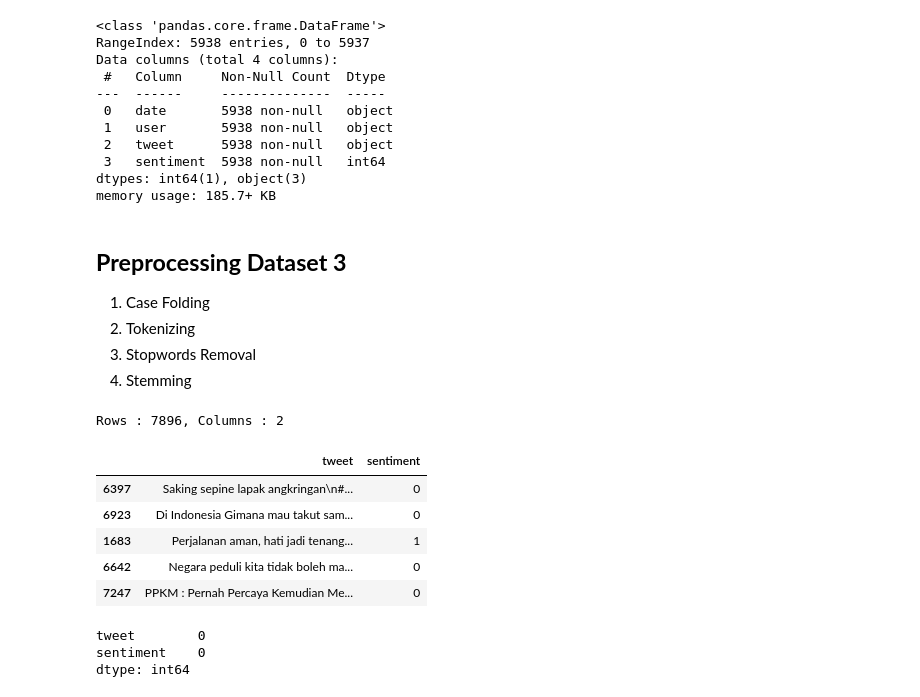
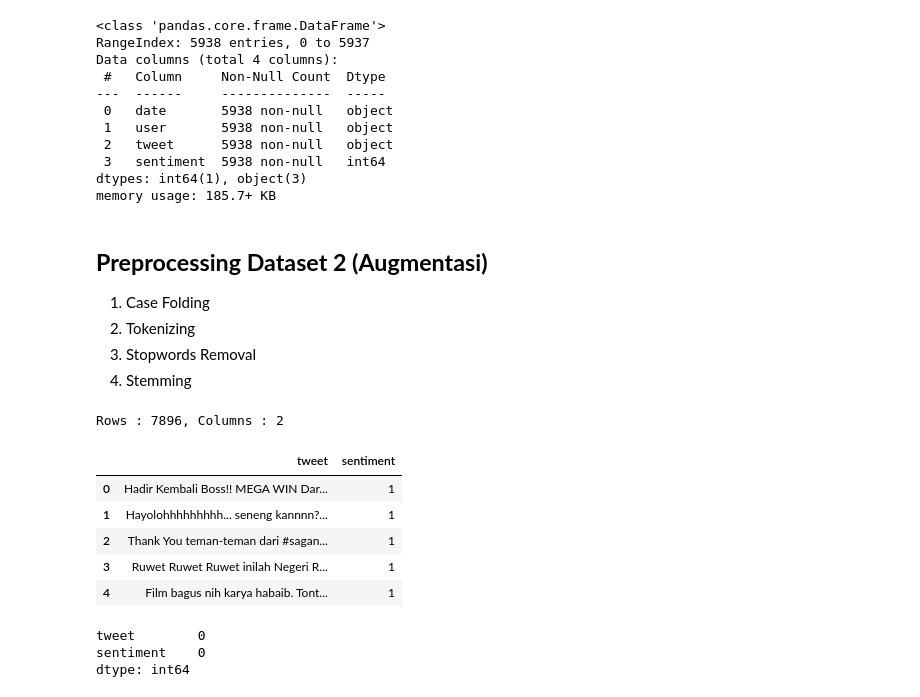
Before and after one commit to anggawidiarta/SentimentAnalysis-XGBoost, a Jupyter notebook: code/preprocessing_data.ipynb, the cells around one changed output. Cells and saved outputs as stored; diff of their text form; code cells hidden in the pictures.

```diff
--- a/code/preprocessing_data.ipynb
+++ b/code/preprocessing_data.ipynb
@@ -19,15 +28,6 @@ import numpy as np
 # %%
-# Mengatur jumlah maksimum baris yang ditampilkan saat mencetak DataFrame
-pd.options.display.max_rows
-
-# Mengatur jumlah maksimum kolom yang ditampilkan saat mencetak DataFrame
-pd.options.display.max_columns
-
-# Mengatur lebar maksimum kolom agar setiap kolom dapat menampilkan string hingga 75 karakter
-pd.options.display.max_colwidth = 75
-
 # Mendefinisikan path file CSV yang akan dibaca
-path = "../dataset/INA_TweetsPPKM_Labeled_FIX.csv"
+path = "../dataset/INA_TweetsPPKM_Labeled_PosNeg.csv"
 
 # Membaca file CSV menjadi DataFrame menggunakan pandas
 df = pd.read_csv(path, sep="\t")
@@ -667,7 +341,7 @@ Data columns (total 4 columns):
 dtypes: int64(1), object(3)
 memory usage: 185.7+ KB
 # %% [markdown]
-## **Preprocessing Dataset 3**
+## **Preprocessing Dataset 2 (Augmentasi)**
 
 <ol>
   <li>Case Folding</li>
@@ -707,16 +363,16 @@ Rows : 7896, Columns : 2
 # %%
 # Mengubah semua nama kolom dalam DataFrame menjadi huruf kecil
 df.columns = df.columns.str.lower()
 
 # Mengambil sampel acak 5 baris dari DataFrame
-df.sample(5)
+df.head(5)
 # %% [output]
 |  | tweet | sentiment |
-| 6397 | Saking sepine lapak angkringan\n#... | 0 |
-| 6923 | Di Indonesia Gimana mau takut sam... | 0 |
-| 1683 | Perjalanan aman, hati jadi tenang... | 1 |
-| 6642 | Negara peduli kita tidak boleh ma... | 0 |
-| 7247 | PPKM : Pernah Percaya Kemudian Me... | 0 |
+| 0 | Hadir Kembali Boss!! MEGA WIN Dar... | 1 |
+| 1 | Hayolohhhhhhhhh... seneng kannnn?... | 1 |
+| 2 | Thank You teman-teman dari #sagan... | 1 |
+| 3 | Ruwet Ruwet Ruwet inilah Negeri R... | 1 |
+| 4 | Film bagus nih karya habaib. Tont... | 1 |
 # %%
 # Menghitung jumlah nilai yang hilang (NaN) pada setiap kolom dalam DataFrame
 df.isna().sum()
```
Also changed, not shown: parts of 43 cells of this notebook, 4 other files.
